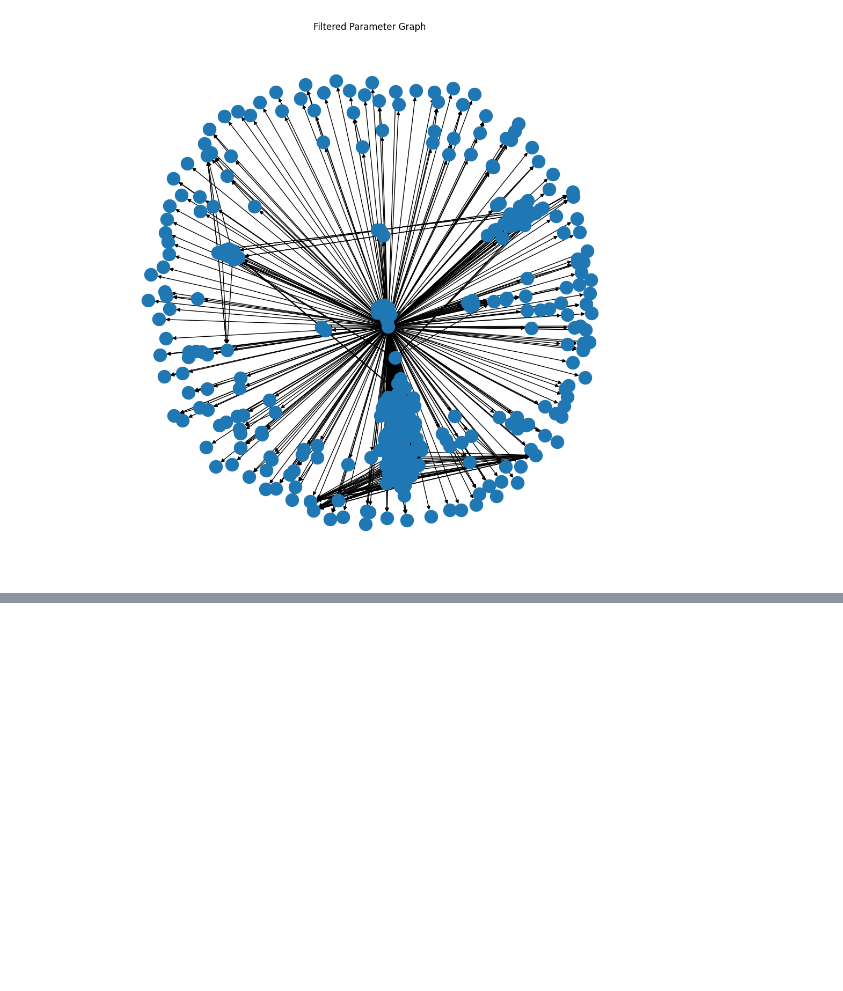
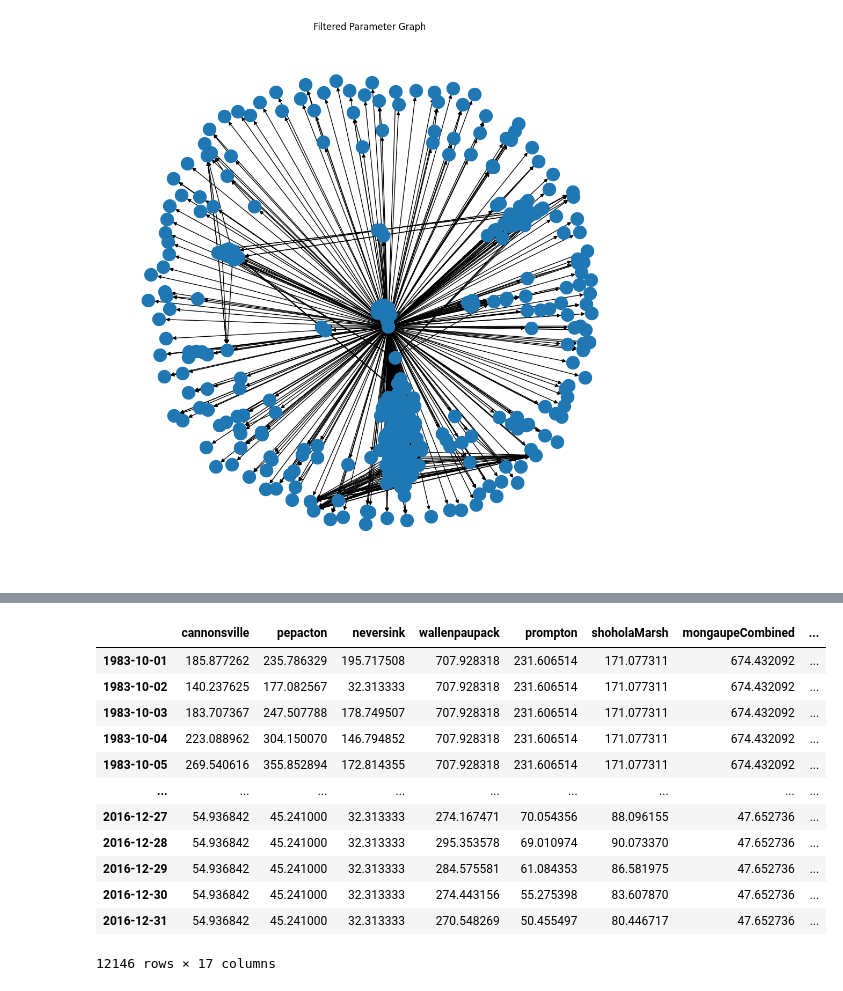
Before and after one commit to Pywr-DRB/Pywr-DRB, a Jupyter notebook: notebooks/Pywr-DRB Tutorial 03 Model Parameters.ipynb, the cells around one changed output, grey strips where cells are left out. Saved outputs shown, nothing was run; the diff lists cells and outputs as text; code cells hidden in the pictures; blank space fills up the shorter version.

```diff
--- a/notebooks/Pywr-DRB Tutorial 03 Model Parameters.ipynb
+++ b/notebooks/Pywr-DRB Tutorial 03 Model Parameters.ipynb
@@ -546,0 +548,34 @@ list(param_graph.adj)
+# %%
+import sys
+
+path_to_pywrdrb = '../'
+sys.path.append(path_to_pywrdrb)
+from pywrdrb.post import get_pywr_results
+
+inflow_type = "nhmv10"
+
+# Get the simulation results at major flow nodes
+major_flows, datetime = get_pywr_results(output_dir= '../output_data/',
+                           model = inflow_type,
+                           results_set= 'major_flow')
+
+# Get reservoir release results
+res_releases, datetime = get_pywr_results(output_dir= '../output_data/',
+                           model = inflow_type,
+                           results_set= 'res_release',
+                           datetime_index=datetime)
+res_releases
+# %% [output]
+|  | cannonsville | pepacton | neversink | wallenpaupack | prompton | shoholaMarsh | mongaupeCombined | ... |
+| 1983-10-01 | 185.877262 | 235.786329 | 195.717508 | 707.928318 | 231.606514 | 171.077311 | 674.432092 | ... |
+| 1983-10-02 | 140.237625 | 177.082567 | 32.313333 | 707.928318 | 231.606514 | 171.077311 | 674.432092 | ... |
+| 1983-10-03 | 183.707367 | 247.507788 | 178.749507 | 707.928318 | 231.606514 | 171.077311 | 674.432092 | ... |
+| 1983-10-04 | 223.088962 | 304.150070 | 146.794852 | 707.928318 | 231.606514 | 171.077311 | 674.432092 | ... |
+| 1983-10-05 | 269.540616 | 355.852894 | 172.814355 | 707.928318 | 231.606514 | 171.077311 | 674.432092 | ... |
+| ... | ... | ... | ... | ... | ... | ... | ... | ... |
+| 2016-12-27 | 54.936842 | 45.241000 | 32.313333 | 274.167471 | 70.054356 | 88.096155 | 47.652736 | ... |
+| 2016-12-28 | 54.936842 | 45.241000 | 32.313333 | 295.353578 | 69.010974 | 90.073370 | 47.652736 | ... |
+| 2016-12-29 | 54.936842 | 45.241000 | 32.313333 | 284.575581 | 61.084353 | 86.581975 | 47.652736 | ... |
+| 2016-12-30 | 54.936842 | 45.241000 | 32.313333 | 274.443156 | 55.275398 | 83.607870 | 47.652736 | ... |
+| 2016-12-31 | 54.936842 | 45.241000 | 32.313333 | 270.548269 | 50.455497 | 80.446717 | 47.652736 | ... |
+12146 rows × 17 columns
```
Also changed, not shown: parts of 4 cells of this notebook.
